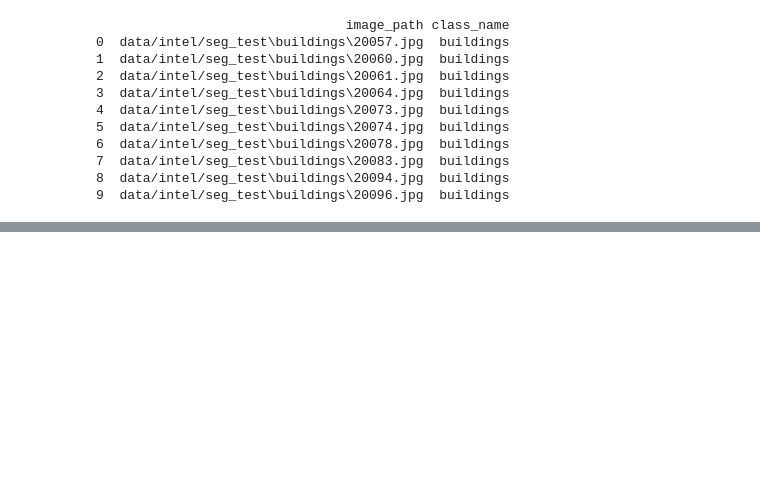
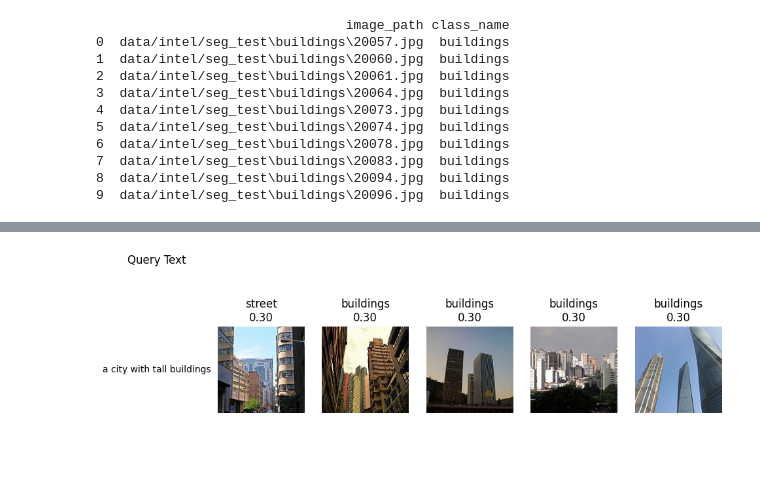
Before and after one commit to shashwatsrv/image-search, a Jupyter notebook: search_s2.ipynb, the cells around one changed output, grey strips where cells are left out. Drawn from its saved outputs; the diff is of its cells as text; code cells hidden in the pictures; blank space fills up the shorter version.

```diff
--- a/search_s2.ipynb
+++ b/search_s2.ipynb
@@ -26,0 +64,5 @@ print(df.head(10))
+# %%
+results = search("a city with tall buildings")
+show_results("a city with tall buildings", results)
+# %% [output]
+[figure, added]
```
Also changed, not shown: parts of 12 cells of this notebook, 2 other files.
